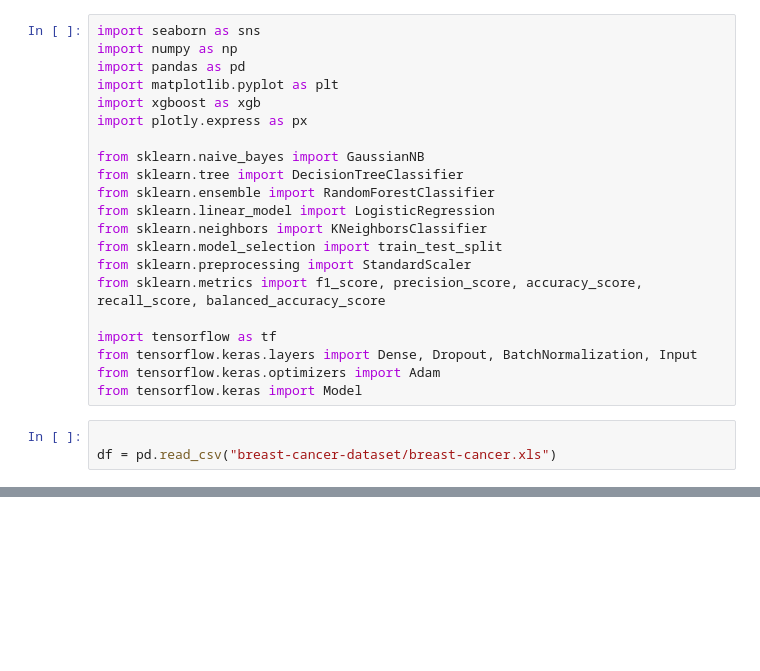
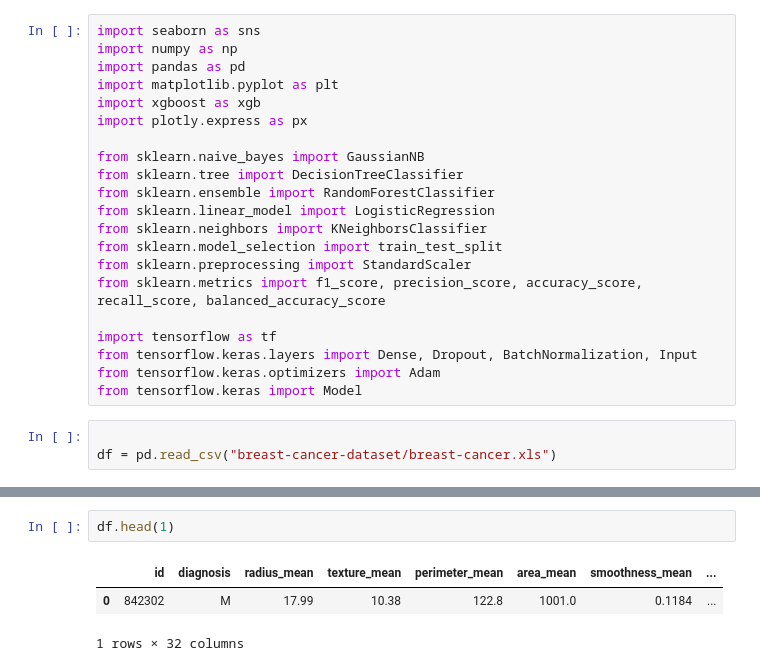
Before and after one commit to amanjaiswalofficial/machine-learning-engineer-roadmap, a Jupyter notebook: kaggle-notebooks/05-breast-cancer-prediction-clustering.ipynb, the cells around one changed output, grey strips where cells are left out. Saved outputs shown, nothing was run; the diff lists cells and outputs as text; blank space fills up the shorter version.

```diff
--- a/kaggle-notebooks/05-breast-cancer-prediction-clustering.ipynb
+++ b/kaggle-notebooks/05-breast-cancer-prediction-clustering.ipynb
@@ -27,3 +27,9 @@ px.histogram(data_frame=df, x='diagnosis', color='diagnosis',color_discrete_sequ
 # %% [output]
 ValueError: Mime type rendering requires nbformat>=4.2.0 but it is not installed
 [interactive output not drawn]
+# %%
+df.head(1)
+# %% [output]
+|  | id | diagnosis | radius_mean | texture_mean | perimeter_mean | area_mean | smoothness_mean | ... |
+| 0 | 842302 | M | 17.99 | 10.38 | 122.8 | 1001.0 | 0.1184 | ... |
+1 rows × 32 columns
```
